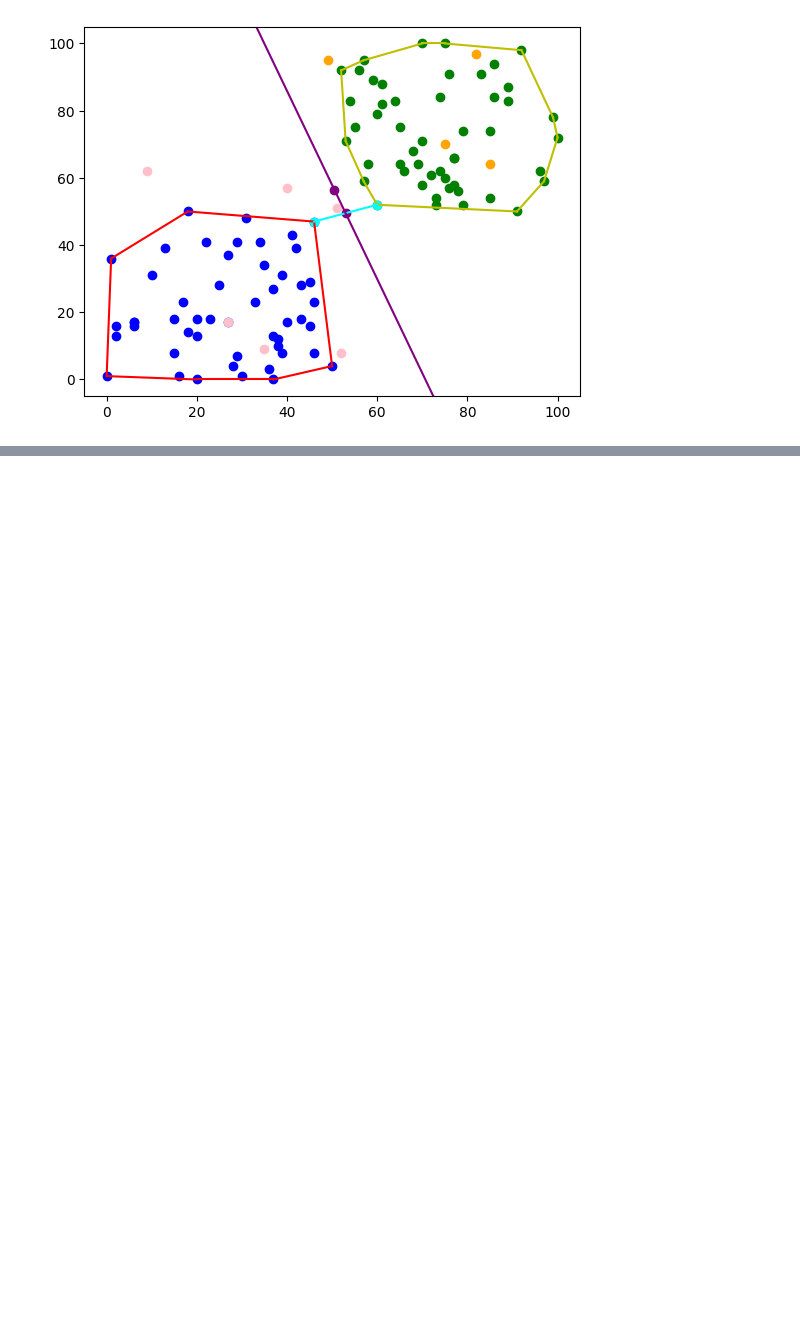
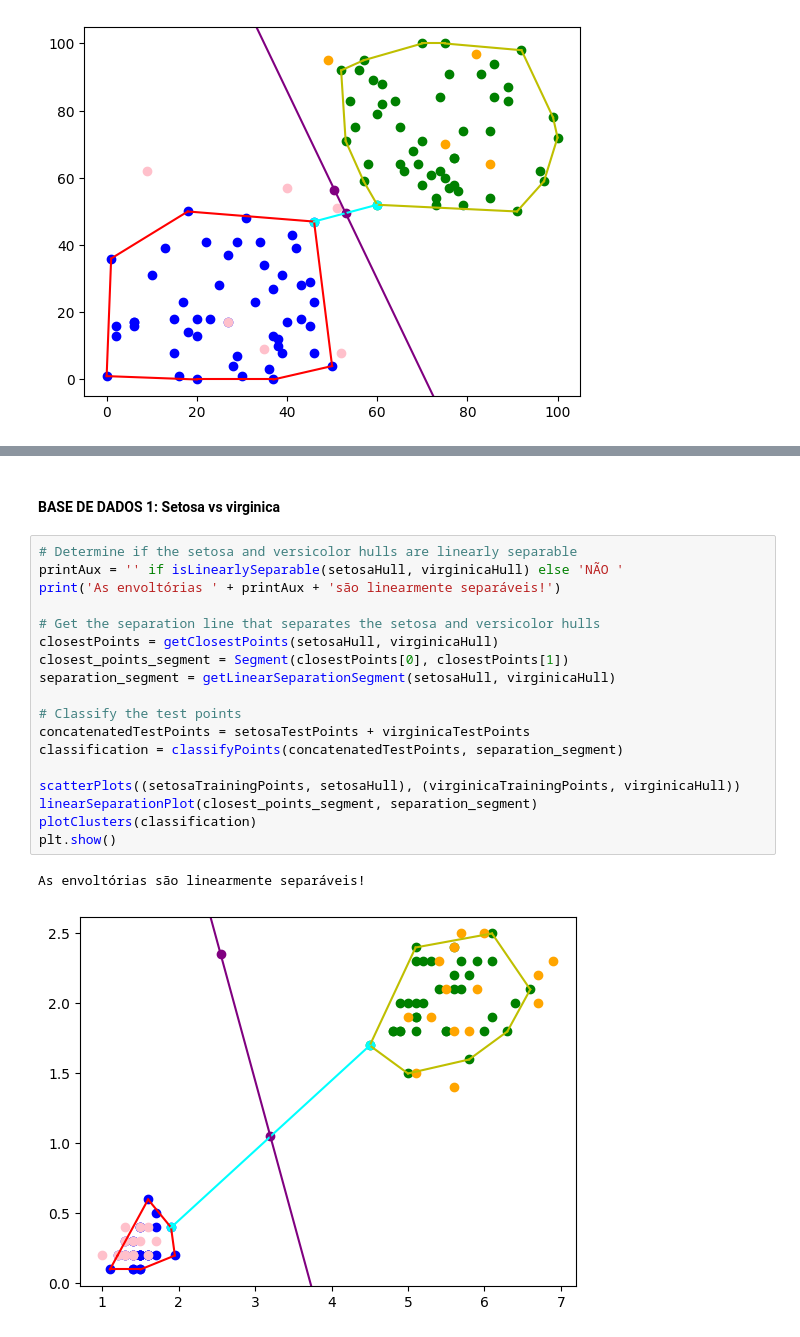
Before and after one commit to Chbmleao/Algorithms2-TP1, a Jupyter notebook: tp1.ipynb, the cells around one changed output, grey strips where cells are left out. Cells and saved outputs as stored; diff of their text form; blank space fills up the shorter version.

```diff
--- a/tp1.ipynb
+++ b/tp1.ipynb
@@ -966,0 +943,23 @@ plt.show()
+# %% [markdown]
+#### BASE DE DADOS 1: Setosa vs virginica
+# %%
+# Determine if the setosa and versicolor hulls are linearly separable
+printAux = '' if isLinearlySeparable(setosaHull, virginicaHull) else 'NÃO '
+print('As envoltórias ' + printAux + 'são linearmente separáveis!')
+
+# Get the separation line that separates the setosa and versicolor hulls
+closestPoints = getClosestPoints(setosaHull, virginicaHull)
+closest_points_segment = Segment(closestPoints[0], closestPoints[1])
+separation_segment = getLinearSeparationSegment(setosaHull, virginicaHull)
+
+# Classify the test points
+concatenatedTestPoints = setosaTestPoints + virginicaTestPoints
+classification = classifyPoints(concatenatedTestPoints, separation_segment)
+
+scatterPlots((setosaTrainingPoints, setosaHull), (virginicaTrainingPoints, virginicaHull))
+linearSeparationPlot(closest_points_segment, separation_segment)
+plotClusters(classification)
+plt.show()
+# %% [output]
+As envoltórias são linearmente separáveis!
+[figure, added]
```
Also changed, not shown: parts of 6 cells of this notebook.
